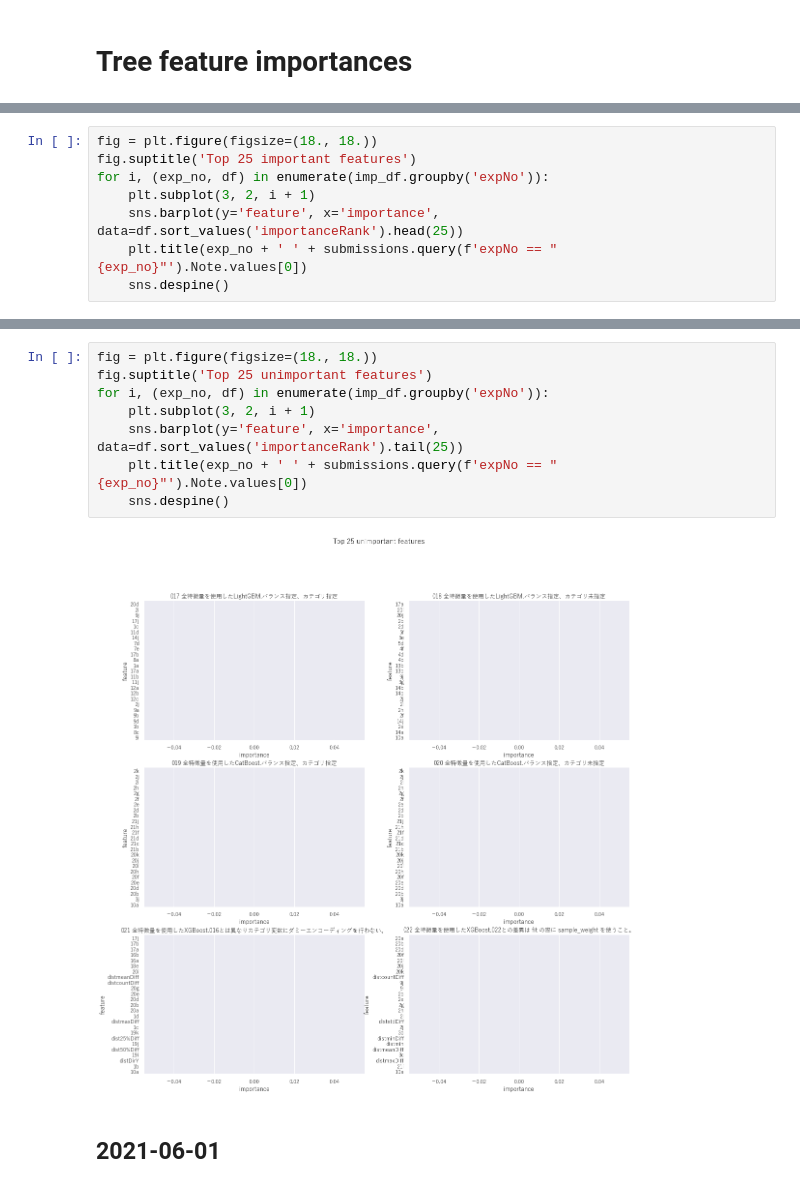
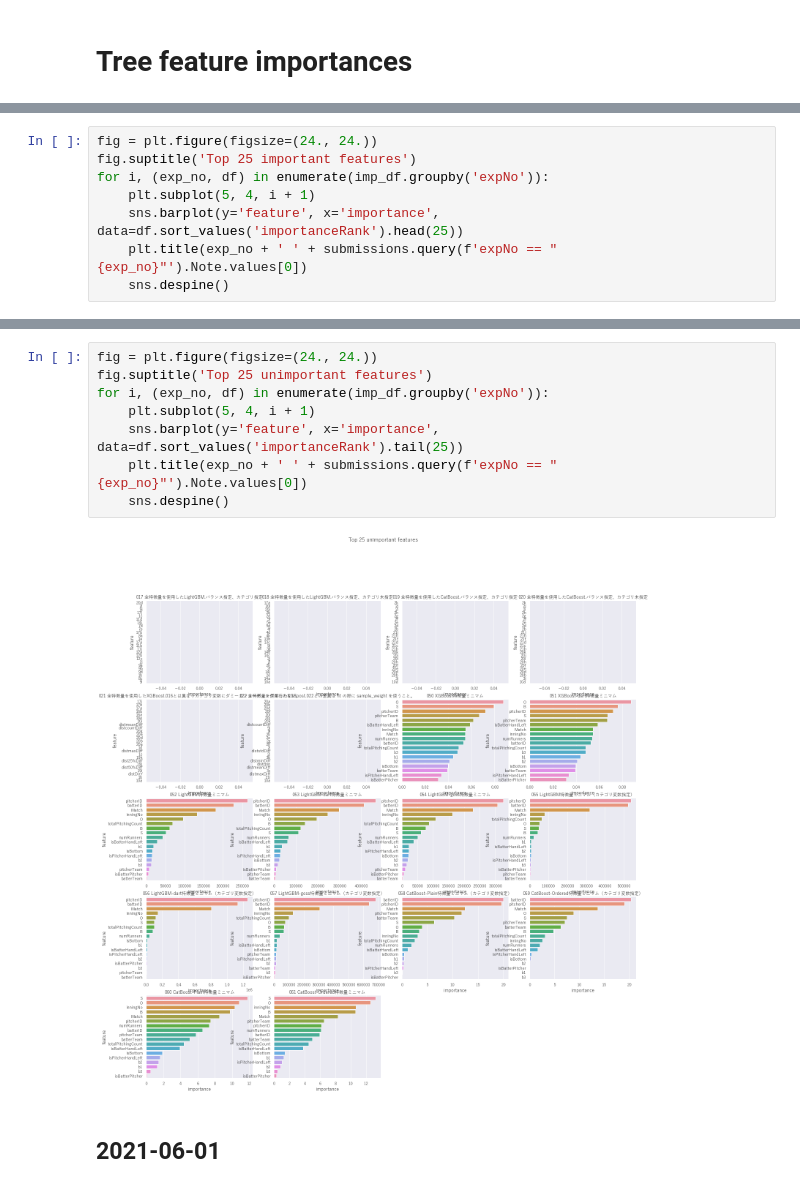
Before and after one commit to Quvotha/probspace-npb, a Jupyter notebook: experiments/Note.ipynb, the cells around one changed output, grey strips where cells are left out. Saved outputs shown, nothing was run; the diff lists cells and outputs as text.

```diff
--- a/experiments/Note.ipynb
+++ b/experiments/Note.ipynb
@@ -135,9 +147,9 @@ imp_df.groupby('feature').importanceRank.describe().sort_values('50%').reset_ind
 503 rows × 9 columns
 # %%
-fig = plt.figure(figsize=(18., 18.))
+fig = plt.figure(figsize=(24., 24.))
 fig.suptitle('Top 25 important features')
 for i, (exp_no, df) in enumerate(imp_df.groupby('expNo')):
-    plt.subplot(3, 2, i + 1)
+    plt.subplot(5, 4, i + 1)
     sns.barplot(y='feature', x='importance', data=df.sort_values('importanceRank').head(25))
     plt.title(exp_no + ' ' + submissions.query(f'expNo == "{exp_no}"').Note.values[0])
     sns.despine()
@@ -146,13 +158,13 @@ for i, (exp_no, df) in enumerate(imp_df.groupby('expNo')):
 # %%
-fig = plt.figure(figsize=(18., 18.))
+fig = plt.figure(figsize=(24., 24.))
 fig.suptitle('Top 25 unimportant features')
 for i, (exp_no, df) in enumerate(imp_df.groupby('expNo')):
-    plt.subplot(3, 2, i + 1)
+    plt.subplot(5, 4, i + 1)
     sns.barplot(y='feature', x='importance', data=df.sort_values('importanceRank').tail(25))
     plt.title(exp_no + ' ' + submissions.query(f'expNo == "{exp_no}"').Note.values[0])
     sns.despine()
 # %% [output]
-[figure, old version]
+[figure, new version]
 # %% [markdown]
 ## 2021-06-01
 # %% [markdown]
```
Also changed, not shown: parts of 5 cells of this notebook, 13 other files.
